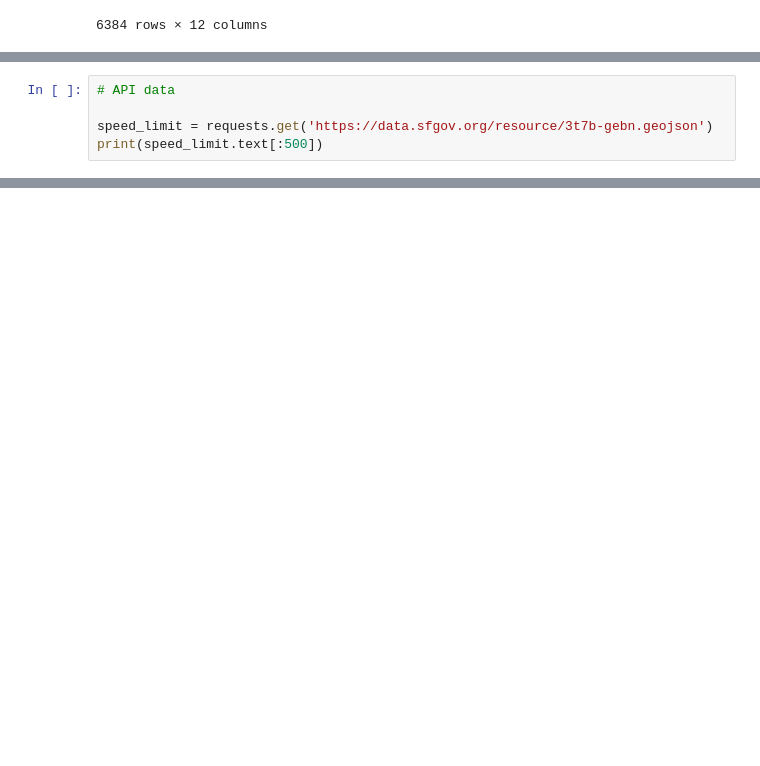
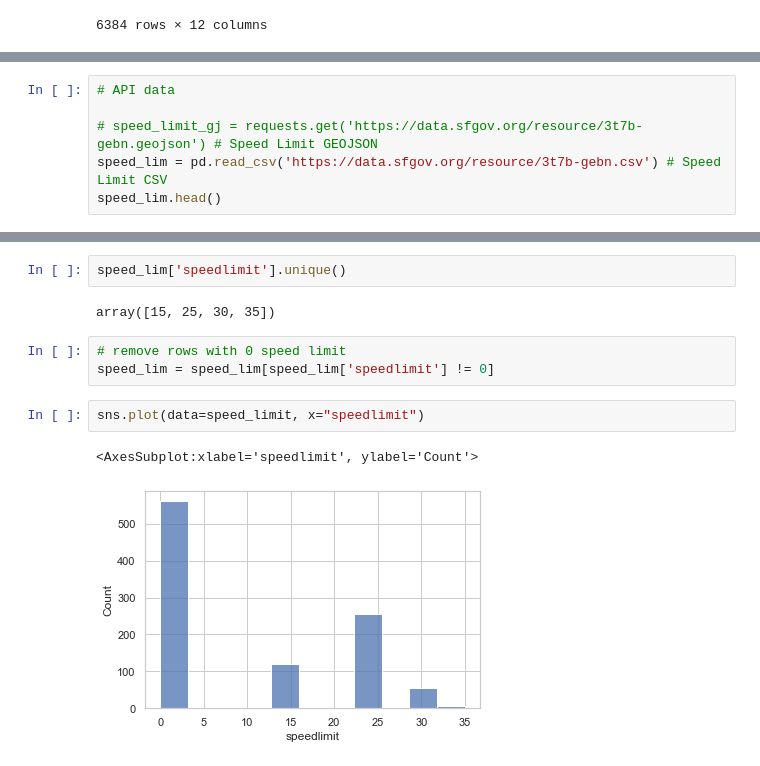
Before and after one commit to hua-mike/cp255-project, a Jupyter notebook: cp255-project-nb.ipynb, the cells around one changed output, grey strips where cells are left out. Drawn from its saved outputs; the diff is of its cells as text; blank space fills up the shorter version.

```diff
--- a/cp255-project-nb.ipynb
+++ b/cp255-project-nb.ipynb
@@ -109,6 +110,7 @@ cw_bydist.plot(column = 'yes_cw_pct',cmap='YlGn', figsize=(14,10), legend=True)
 # %%
 # API data
 
-speed_limit = requests.get('https://data.sfgov.org/resource/3t7b-gebn.geojson')
-print(speed_limit.text[:500])
+# speed_limit_gj = requests.get('https://data.sfgov.org/resource/3t7b-gebn.geojson') # Speed Limit GEOJSON
+speed_lim = pd.read_csv('https://data.sfgov.org/resource/3t7b-gebn.csv') # Speed Limit CSV
+speed_lim.head()
 # %% [output]
@@ -116 +123,13 @@ print(speed_limit.text[:500])
+# %%
+speed_lim['speedlimit'].unique()
+# %% [output]
+array([15, 25, 30, 35])
+# %%
+# remove rows with 0 speed limit
+speed_lim = speed_lim[speed_lim['speedlimit'] != 0]
+# %%
+sns.plot(data=speed_limit, x="speedlimit")
+# %% [output]
+<AxesSubplot:xlabel='speedlimit', ylabel='Count'>
+[figure, added]
 # %%
```
Also changed, not shown: parts of 6 cells of this notebook.
